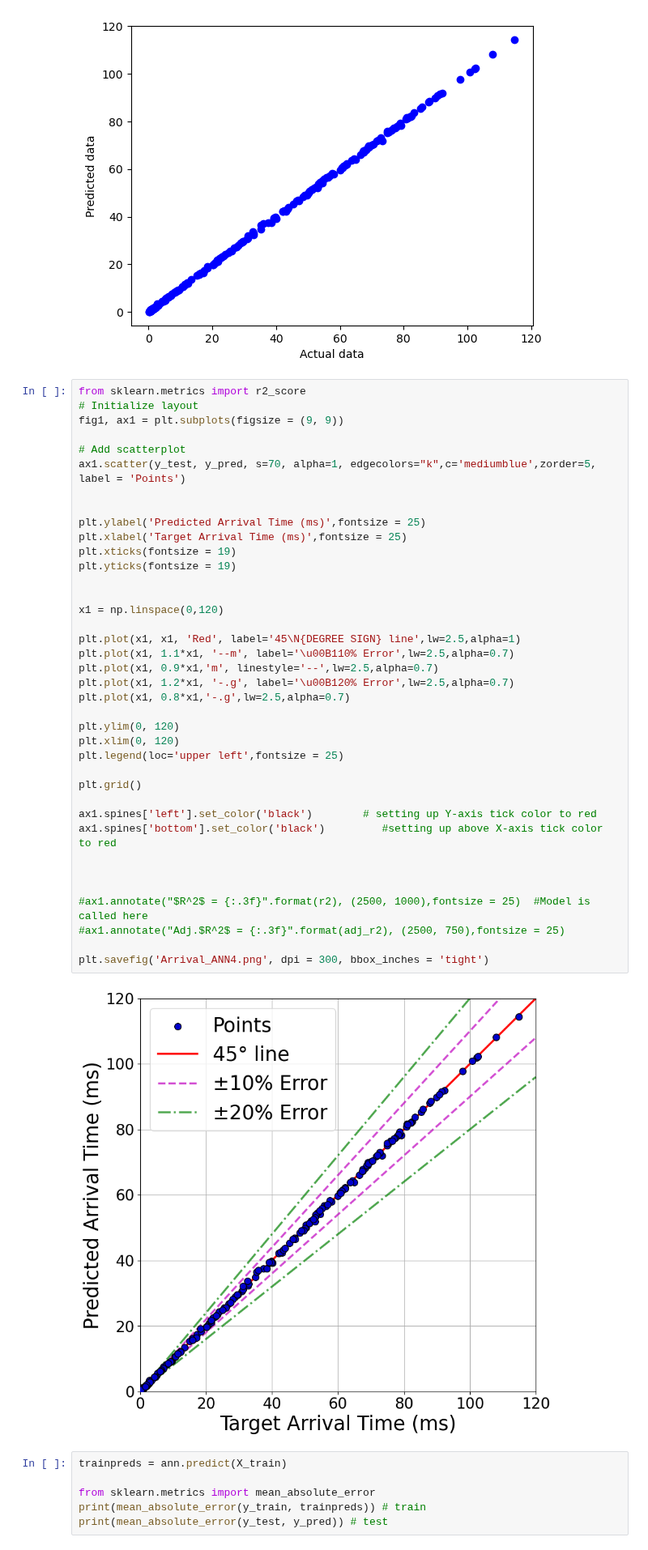
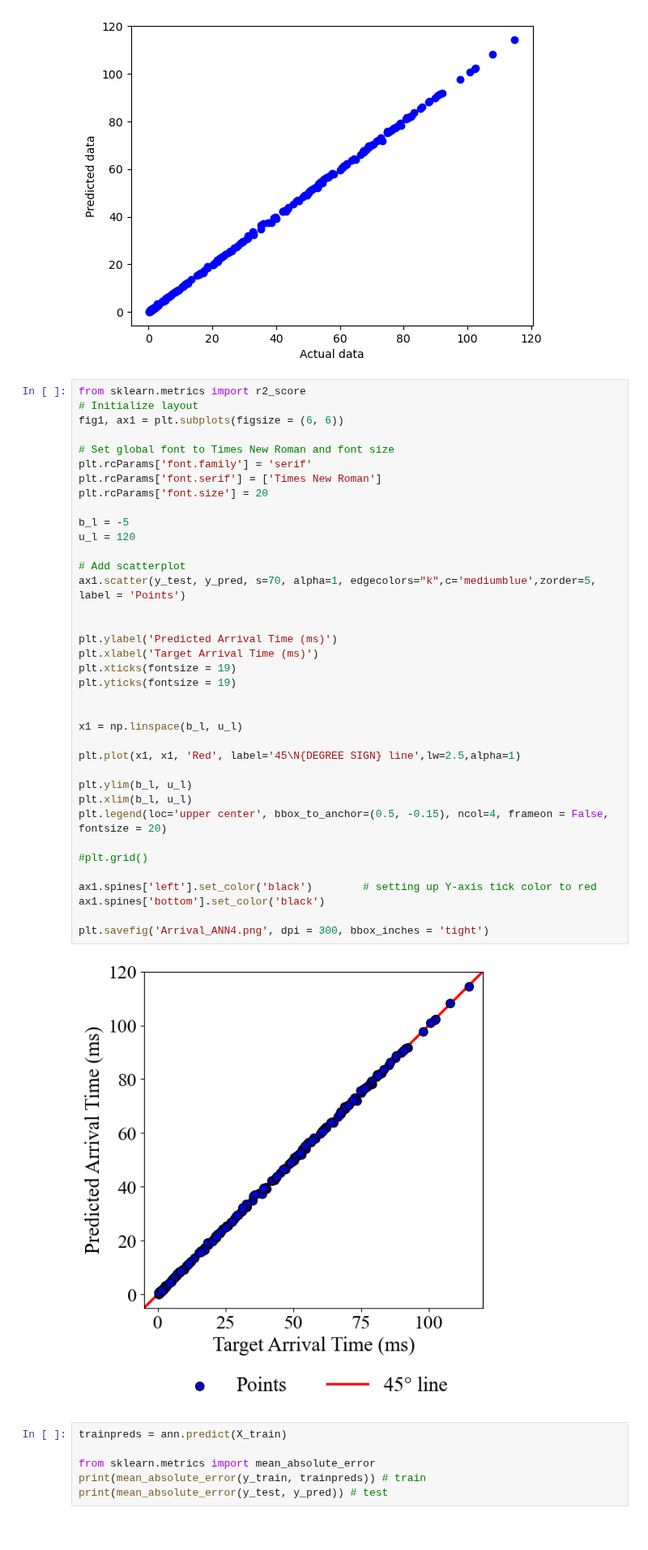
Before and after one commit to ChamodiWidanage/Pressure_history_2, a Jupyter notebook: RP_Arrival_time/RP_Arrival_ANN_4.ipynb, the cells around one changed output. Shown at 81% size. Cells and saved outputs as stored; diff of their text form.

```diff
--- a/RP_Arrival_time/RP_Arrival_ANN_4.ipynb
+++ b/RP_Arrival_time/RP_Arrival_ANN_4.ipynb
@@ -231,43 +231,42 @@ Text(0, 0.5, 'Predicted data')
 # %%
 from sklearn.metrics import r2_score
 # Initialize layout
-fig1, ax1 = plt.subplots(figsize = (9, 9))
+fig1, ax1 = plt.subplots(figsize = (6, 6))
+
+# Set global font to Times New Roman and font size
+plt.rcParams['font.family'] = 'serif'
+plt.rcParams['font.serif'] = ['Times New Roman']
+plt.rcParams['font.size'] = 20
+
+b_l = -5
+u_l = 120
 
 # Add scatterplot
 ax1.scatter(y_test, y_pred, s=70, alpha=1, edgecolors="k",c='mediumblue',zorder=5, label = 'Points')
 
 
-plt.ylabel('Predicted Arrival Time (ms)',fontsize = 25)
-plt.xlabel('Target Arrival Time (ms)',fontsize = 25)
+plt.ylabel('Predicted Arrival Time (ms)')
+plt.xlabel('Target Arrival Time (ms)')
 plt.xticks(fontsize = 19)
 plt.yticks(fontsize = 19)
 
 
-x1 = np.linspace(0,120)
+x1 = np.linspace(b_l, u_l)
 
 plt.plot(x1, x1, 'Red', label='45\N{DEGREE SIGN} line',lw=2.5,alpha=1)
-plt.plot(x1, 1.1*x1, '--m', label='\u00B110% Error',lw=2.5,alpha=0.7)
-plt.plot(x1, 0.9*x1,'m', linestyle='--',lw=2.5,alpha=0.7)
-plt.plot(x1, 1.2*x1, '-.g', label='\u00B120% Error',lw=2.5,alpha=0.7)
-plt.plot(x1, 0.8*x1,'-.g',lw=2.5,alpha=0.7)
 
-plt.ylim(0, 120)
-plt.xlim(0, 120)
-plt.legend(loc='upper left',fontsize = 25)
+plt.ylim(b_l, u_l)
+plt.xlim(b_l, u_l)
+plt.legend(loc='upper center', bbox_to_anchor=(0.5, -0.15), ncol=4, frameon = False, fontsize = 20)
 
-plt.grid()
+#plt.grid()
 
 ax1.spines['left'].set_color('black')        # setting up Y-axis tick color to red
-ax1.spines['bottom'].set_color('black')         #setting up above X-axis tick color to red
-
-
-
-#ax1.annotate("$R^2$ = {:.3f}".format(r2), (2500, 1000),fontsize = 25)  #Model is called here
-#ax1.annotate("Adj.$R^2$ = {:.3f}".format(adj_r2), (2500, 750),fontsize = 25)
+ax1.spines['bottom'].set_color('black')
 
 plt.savefig('Arrival_ANN4.png', dpi = 300, bbox_inches = 'tight')
 # %% [output]
-[figure, old version]
+[figure, new version]
 # %%
 trainpreds = ann.predict(X_train)
 
```
Also changed, not shown: parts of 2 cells of this notebook, 42 other files.
